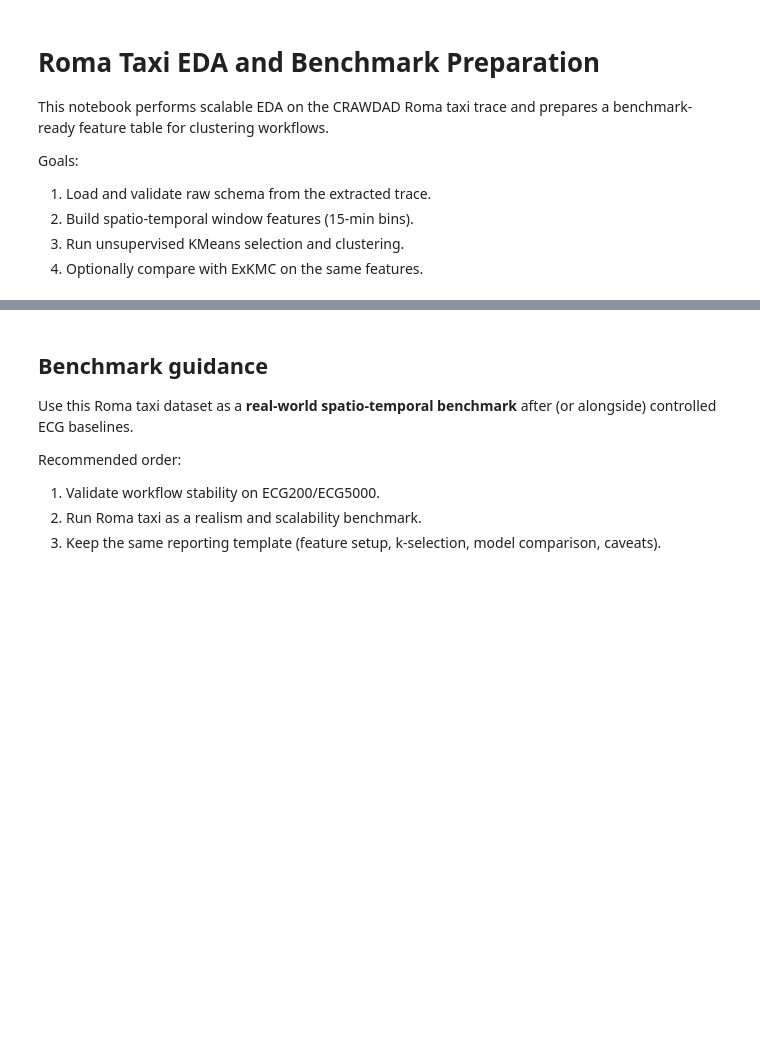
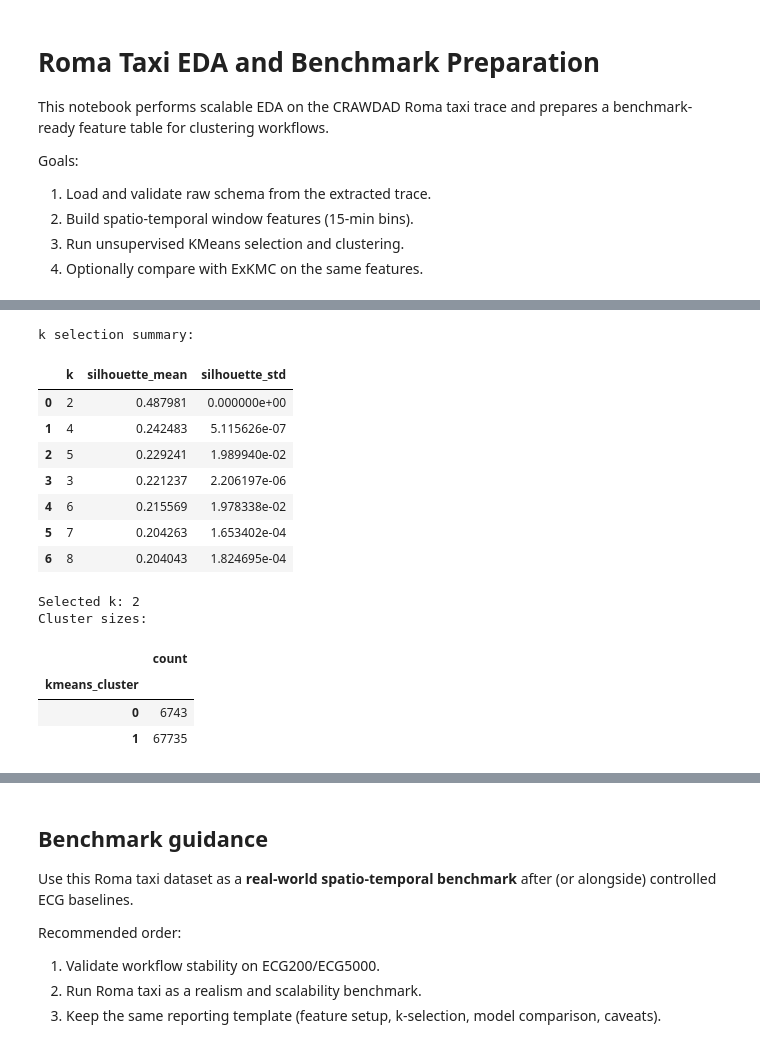
Before and after one commit to anpeata/xai-spatio-temporal, a Jupyter notebook: scripts/notebooks/eda_roma_taxi.ipynb, the cells around one changed output, grey strips where cells are left out. Drawn from its saved outputs; the diff is of its cells as text; code cells hidden in the pictures; blank space fills up the shorter version.

```diff
--- a/scripts/notebooks/eda_roma_taxi.ipynb
+++ b/scripts/notebooks/eda_roma_taxi.ipynb
@@ -140,30 +176,46 @@ window_df.head()
 # %%
-k_grid = list(range(2, 9))
-seed_list = [0, 1, 2]
+k_grid = K_GRID
+seed_list = SEED_LIST
 
 rows = []
 for k in k_grid:
     sil_values = []
     for seed in seed_list:
-        km = KMeans(n_clusters=k, random_state=seed, n_init=30)
+        km = KMeans(n_clusters=k, random_state=seed, n_init=KMEANS_N_INIT)
         labels = km.fit_predict(X)
         sil_values.append(float(silhouette_score(X, labels)))
 
     rows.append({
         'k': int(k),
         'silhouette_mean': float(np.mean(sil_values)),
         'silhouette_std': float(np.std(sil_values, ddof=0)),
     })
 
 k_eval_df = pd.DataFrame(rows).sort_values(['silhouette_mean', 'k'], ascending=[False, True]).reset_index(drop=True)
 best_k = int(k_eval_df.iloc[0]['k'])
 
-kmeans = KMeans(n_clusters=best_k, random_state=42, n_init=50)
+kmeans = KMeans(n_clusters=best_k, random_state=42, n_init=max(20, KMEANS_N_INIT))
 window_df['kmeans_cluster'] = kmeans.fit_predict(X)
 
 print('k selection summary:')
 display(k_eval_df)
 print('Selected k:', best_k)
 print('Cluster sizes:')
 display(window_df['kmeans_cluster'].value_counts().sort_index().to_frame('count'))
+# %% [output]
+k selection summary:
+|  | k | silhouette_mean | silhouette_std |
+| 0 | 2 | 0.487981 | 0.000000e+00 |
+| 1 | 4 | 0.242483 | 5.115626e-07 |
+| 2 | 5 | 0.229241 | 1.989940e-02 |
+| 3 | 3 | 0.221237 | 2.206197e-06 |
+| 4 | 6 | 0.215569 | 1.978338e-02 |
+| 5 | 7 | 0.204263 | 1.653402e-04 |
+| 6 | 8 | 0.204043 | 1.824695e-04 |
+Selected k: 2
+Cluster sizes:
+|  | count |
+| kmeans_cluster |  |
+| 0 | 6743 |
+| 1 | 67735 |
 # %%
```
Also changed, not shown: parts of 6 cells of this notebook.
